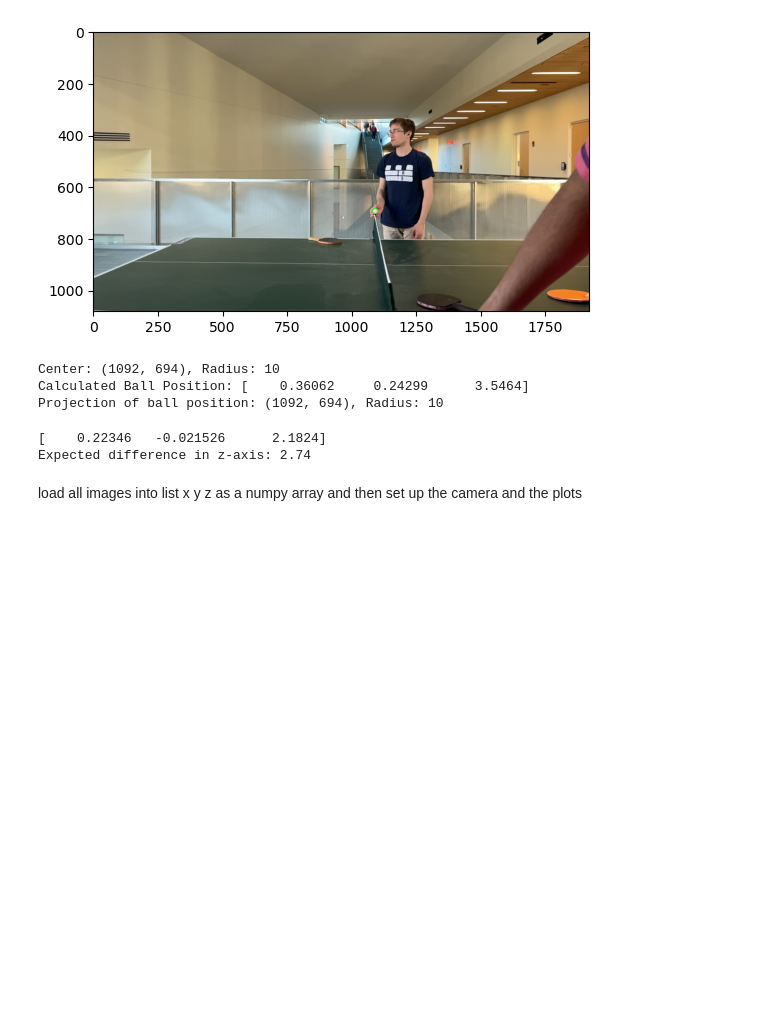
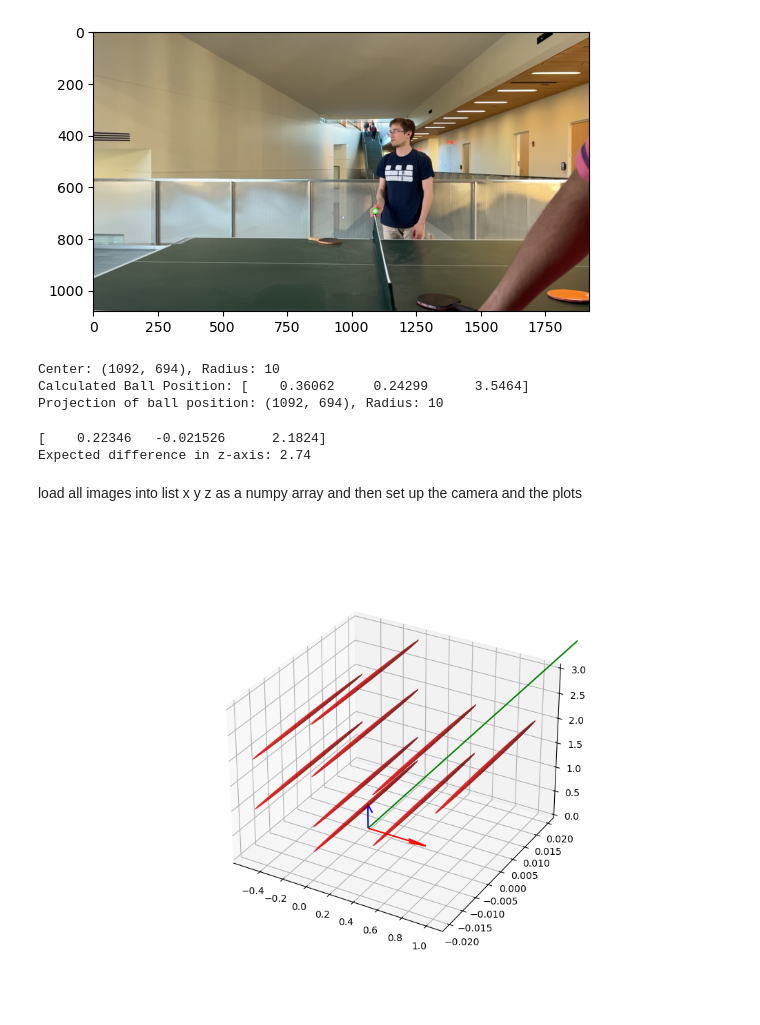
Before and after one commit to Priyanshu4/PingPongTracking, a Jupyter notebook: notebooks/calibration_test.ipynb, the cells around one changed output. Saved outputs shown, nothing was run; the diff lists cells and outputs as text; code cells hidden in the pictures; blank space fills up the shorter version.

```diff
--- a/notebooks/calibration_test.ipynb
+++ b/notebooks/calibration_test.ipynb
@@ -172,0 +166,15 @@ ball_states = [ball_state]
+# %%
+# Define the camera pose, we will plot it
+camera_position = np.array([0, 0, 0])
+camera_orientation = Rotation.from_euler('xyz', [0, 0, 0], degrees=True)
+camera = CameraPose(camera_position, camera_orientation, mirror_y=False)
+# %%
+%matplotlib widget
+fig = plt.figure(figsize=(10, 7))
+ax = fig.add_subplot(111, projection='3d')
+
+plot3D.plot_camera(ax, camera)
+plot3D.plot_balls(ax, ball, actual_ball_positions, color='red')
+plt.show()
+# %% [output]
+[figure, added]
```
Also changed, not shown: parts of 3 cells of this notebook, 1 other file.
